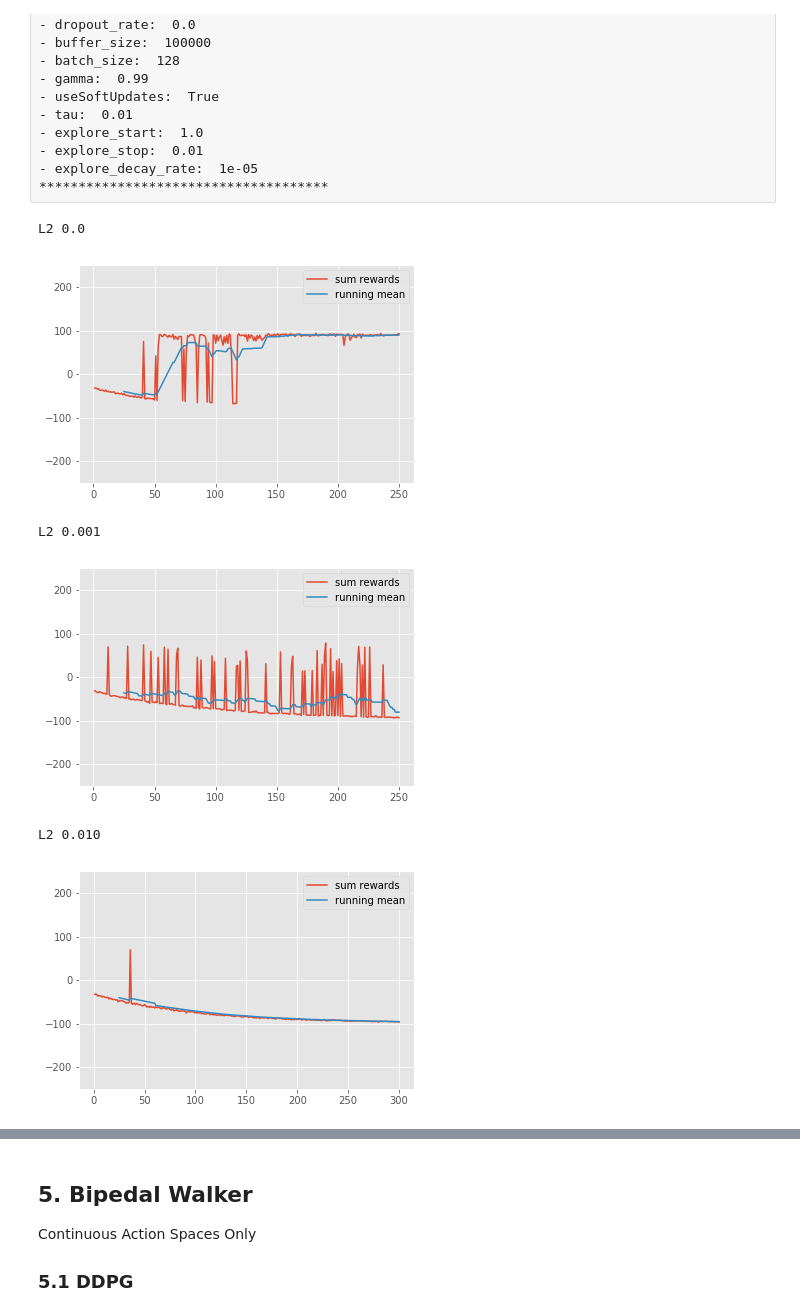
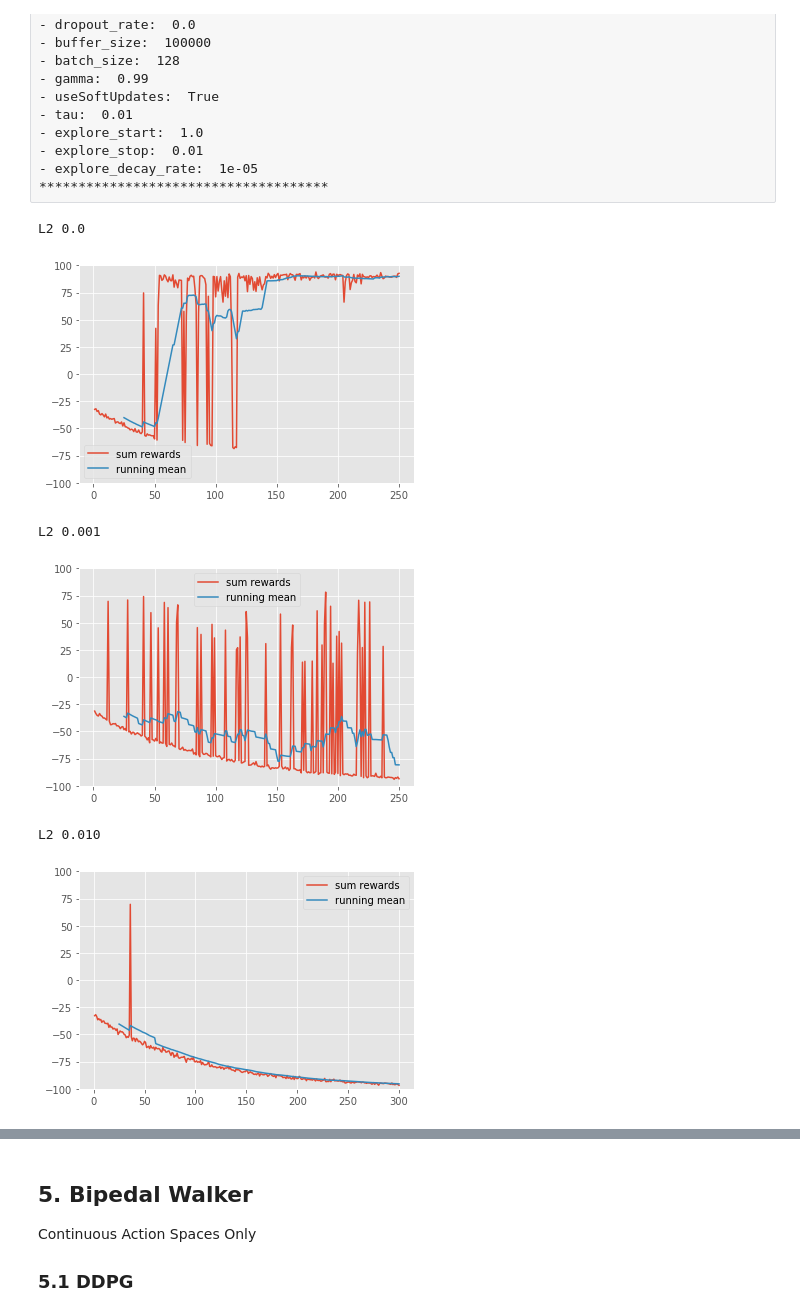
Before and after one commit to smmuzza/CapstoneProjectMLNanoDegree, a Jupyter notebook: CapstoneProjectReport.ipynb, the cells around one changed output, grey strips where cells are left out. Saved outputs shown, nothing was run; the diff lists cells and outputs as text; code cells hidden in the pictures.

```diff
--- a/CapstoneProjectReport.ipynb
+++ b/CapstoneProjectReport.ipynb
@@ -374,7 +377,7 @@ def interact(agent, env, num_episodes=20000, mode='train', file_output="results.
         print("\tAverage training time per episode: ", all_elapsed_time/num_episodes)
         print("******************************")
 # %%
-def plot_score_from_file(file_to_read):
+def sample_plot_score_from_file(file_to_read):
     # Load simulation results from the .csv file
     results = pd.read_csv(file_to_read)
 
@@ -884,24 +1656,24 @@ ________________________________________________________________________________
 # %%
 from visuals import plot_score_from_file
 
 print("L2 0.0")
 dir = "results/MtClimberContinuous/l2norm/0.000/"
-plot_score_from_file(dir + "20190623105751MountainCarContinuous-v0_train.txt")
+plot_score_from_file(dir + "20190623105751MountainCarContinuous-v0_train.txt", -100, 100, 1)
 
 print("L2 0.001")
 dir = "results/MtClimberContinuous/l2norm/0.001/"
-plot_score_from_file(dir + "20190623074245MountainCarContinuous-v0_train.txt")
+plot_score_from_file(dir + "20190623074245MountainCarContinuous-v0_train.txt", -100, 100, 1)
 
 print("L2 0.010")
 dir = "results/MtClimberContinuous/l2norm/0.010/"
-plot_score_from_file(dir + "20190623113955MountainCarContinuous-v0_train.txt")
+plot_score_from_file(dir + "20190623113955MountainCarContinuous-v0_train.txt", -100, 100, 1)
 # %% [output]
 L2 0.0
-[figure, old version]
+[figure, new version]
 L2 0.001
-[figure, old version]
+[figure, new version]
 L2 0.010
-[figure, old version]
+[figure, new version]
 # %% [markdown]
 #### Optimizer
 
```
Also changed, not shown: parts of 63 cells of this notebook, 4 other files.
